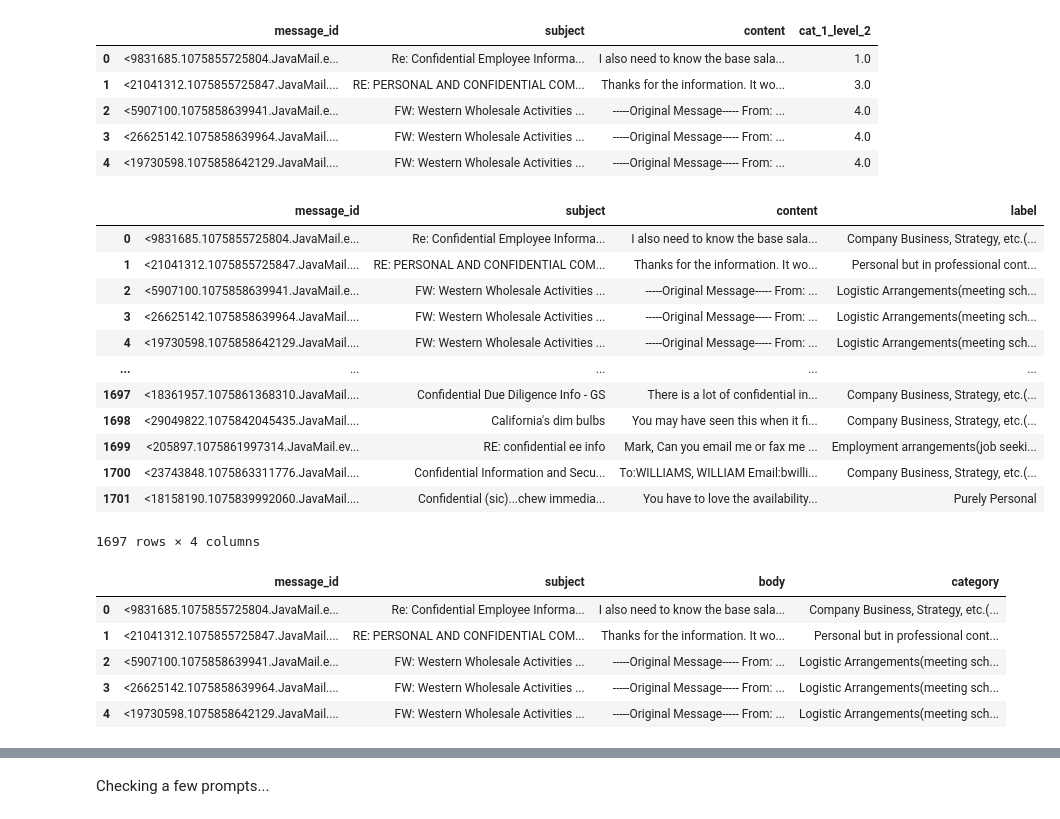
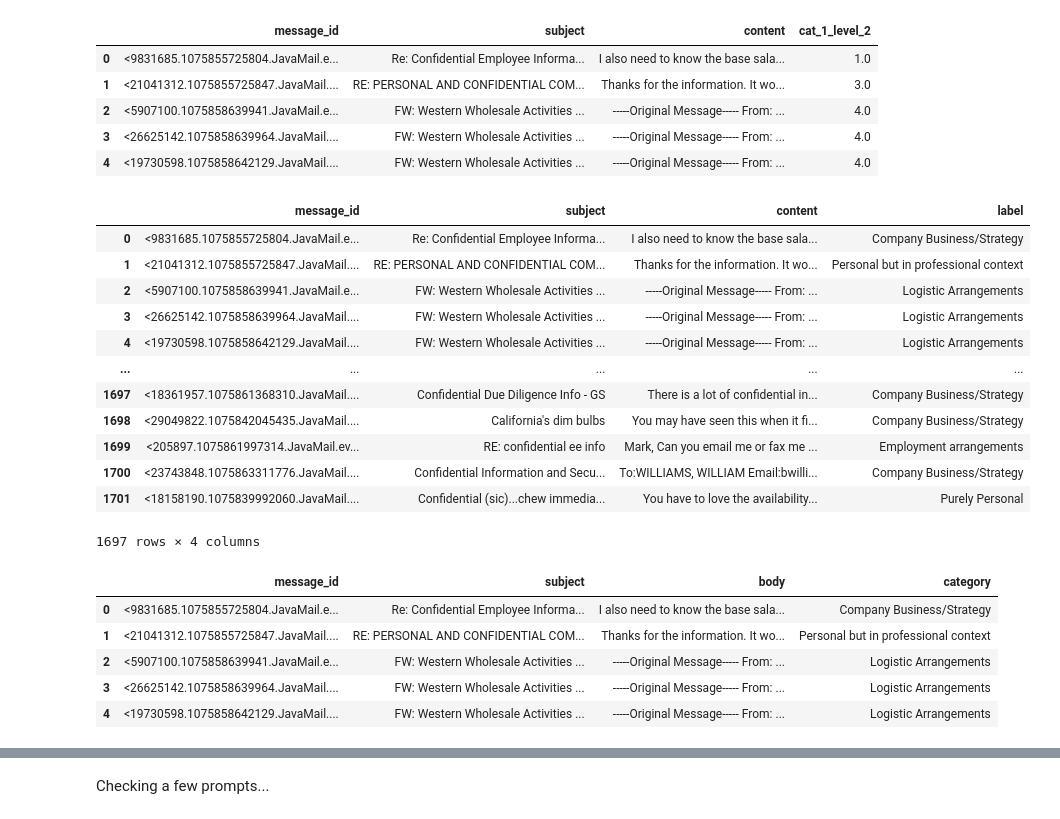
Before and after one commit to neelblabla/large_language_models_for_processing_emails, a Jupyter notebook: 1_data_preparation_and_eda/2_labeled_df_for_finetuning_without_RE.ipynb, the cells around one changed output, grey strips where cells are left out. Drawn from its saved outputs; the diff is of its cells as text; code cells hidden in the pictures.

```diff
--- a/1_data_preparation_and_eda/2_labeled_df_for_finetuning_without_RE.ipynb
+++ b/1_data_preparation_and_eda/2_labeled_df_for_finetuning_without_RE.ipynb
@@ -37,34 +37,34 @@ df.head()
 # %%
 # Create a new 'label' column based on 'cat_1_level_2'
 df['label'] = df['cat_1_level_2'].apply(lambda x: 1.0 + (x / 10.0))
 
 # Map 'label' values to the desired labels
 label_mapping = {
-    1.1: 'Company Business, Strategy, etc.(elaborate in Section 3 [Topics])',
+    1.1: 'Company Business/Strategy',
     1.2: 'Purely Personal',
-    1.3: 'Personal but in professional context(e.g., it was good working with you)',
-    1.4: 'Logistic Arrangements(meeting scheduling, technical support, etc)',
-    1.5: 'Employment arrangements(job seeking, hiring, recommendations, etc) ',
-    1.6: 'Document editing/checking(collaboration)',
-    1.7: 'Empty message(due to missing attachment)',
+    1.3: 'Personal but in professional context',
+    1.4: 'Logistic Arrangements',
+    1.5: 'Employment arrangements',
+    1.6: 'Document editing/checking/collaboration',
+    1.7: 'Empty message (due to missing attachment)',
     1.8: 'Empty message'
 }
 
 df['label'] = df['label'].map(label_mapping)
 df.drop(columns=['cat_1_level_2'], inplace=True)
 df
 # %% [output]
 |  | message_id | subject | content | label |
-| 0 | <9831685.1075855725804.JavaMail.e... | Re: Confidential Employee Informa... | I also need to know the base sala... | Company Business, Strategy, etc.(... |
-| 1 | <21041312.1075855725847.JavaMail.... | RE: PERSONAL AND CONFIDENTIAL COM... | Thanks for the information. It wo... | Personal but in professional cont... |
-| 2 | <5907100.1075858639941.JavaMail.e... | FW: Western Wholesale Activities ... | -----Original Message----- From: ... | Logistic Arrangements(meeting sch... |
-| 3 | <26625142.1075858639964.JavaMail.... | FW: Western Wholesale Activities ... | -----Original Message----- From: ... | Logistic Arrangements(meeting sch... |
-| 4 | <19730598.1075858642129.JavaMail.... | FW: Western Wholesale Activities ... | -----Original Message----- From: ... | Logistic Arrangements(meeting sch... |
+| 0 | <9831685.1075855725804.JavaMail.e... | Re: Confidential Employee Informa... | I also need to know the base sala... | Company Business/Strategy |
+| 1 | <21041312.1075855725847.JavaMail.... | RE: PERSONAL AND CONFIDENTIAL COM... | Thanks for the information. It wo... | Personal but in professional context |
+| 2 | <5907100.1075858639941.JavaMail.e... | FW: Western Wholesale Activities ... | -----Original Message----- From: ... | Logistic Arrangements |
+| 3 | <26625142.1075858639964.JavaMail.... | FW: Western Wholesale Activities ... | -----Original Message----- From: ... | Logistic Arrangements |
+| 4 | <19730598.1075858642129.JavaMail.... | FW: Western Wholesale Activities ... | -----Original Message----- From: ... | Logistic Arrangements |
 | ... | ... | ... | ... | ... |
-| 1697 | <18361957.1075861368310.JavaMail.... | Confidential Due Diligence Info - GS | There is a lot of confidential in... | Company Business, Strategy, etc.(... |
-| 1698 | <29049822.1075842045435.JavaMail.... | California's dim bulbs | You may have seen this when it fi... | Company Business, Strategy, etc.(... |
-| 1699 | <205897.1075861997314.JavaMail.ev... | RE: confidential ee info | Mark, Can you email me or fax me ... | Employment arrangements(job seeki... |
-| 1700 | <23743848.1075863311776.JavaMail.... | Confidential Information and Secu... | To:WILLIAMS, WILLIAM Email:bwilli... | Company Business, Strategy, etc.(... |
+| 1697 | <18361957.1075861368310.JavaMail.... | Confidential Due Diligence Info - GS | There is a lot of confidential in... | Company Business/Strategy |
+| 1698 | <29049822.1075842045435.JavaMail.... | California's dim bulbs | You may have seen this when it fi... | Company Business/Strategy |
+| 1699 | <205897.1075861997314.JavaMail.ev... | RE: confidential ee info | Mark, Can you email me or fax me ... | Employment arrangements |
+| 1700 | <23743848.1075863311776.JavaMail.... | Confidential Information and Secu... | To:WILLIAMS, WILLIAM Email:bwilli... | Company Business/Strategy |
 | 1701 | <18158190.1075839992060.JavaMail.... | Confidential (sic)...chew immedia... | You have to love the availability... | Purely Personal |
 1697 rows × 4 columns
 # %%
@@ -73,11 +73,11 @@ df.to_csv('simplified_labeled_enron.csv', index=False)
 df.head()
 # %% [output]
 |  | message_id | subject | body | category |
-| 0 | <9831685.1075855725804.JavaMail.e... | Re: Confidential Employee Informa... | I also need to know the base sala... | Company Business, Strategy, etc.(... |
-| 1 | <21041312.1075855725847.JavaMail.... | RE: PERSONAL AND CONFIDENTIAL COM... | Thanks for the information. It wo... | Personal but in professional cont... |
-| 2 | <5907100.1075858639941.JavaMail.e... | FW: Western Wholesale Activities ... | -----Original Message----- From: ... | Logistic Arrangements(meeting sch... |
-| 3 | <26625142.1075858639964.JavaMail.... | FW: Western Wholesale Activities ... | -----Original Message----- From: ... | Logistic Arrangements(meeting sch... |
-| 4 | <19730598.1075858642129.JavaMail.... | FW: Western Wholesale Activities ... | -----Original Message----- From: ... | Logistic Arrangements(meeting sch... |
+| 0 | <9831685.1075855725804.JavaMail.e... | Re: Confidential Employee Informa... | I also need to know the base sala... | Company Business/Strategy |
+| 1 | <21041312.1075855725847.JavaMail.... | RE: PERSONAL AND CONFIDENTIAL COM... | Thanks for the information. It wo... | Personal but in professional context |
+| 2 | <5907100.1075858639941.JavaMail.e... | FW: Western Wholesale Activities ... | -----Original Message----- From: ... | Logistic Arrangements |
+| 3 | <26625142.1075858639964.JavaMail.... | FW: Western Wholesale Activities ... | -----Original Message----- From: ... | Logistic Arrangements |
+| 4 | <19730598.1075858642129.JavaMail.... | FW: Western Wholesale Activities ... | -----Original Message----- From: ... | Logistic Arrangements |
 # %%
 # Split into train and test dataset
 original_df = pd.read_csv('simplified_labeled_enron.csv')
```
Also changed, not shown: parts of 8 cells of this notebook, 5 other files.
